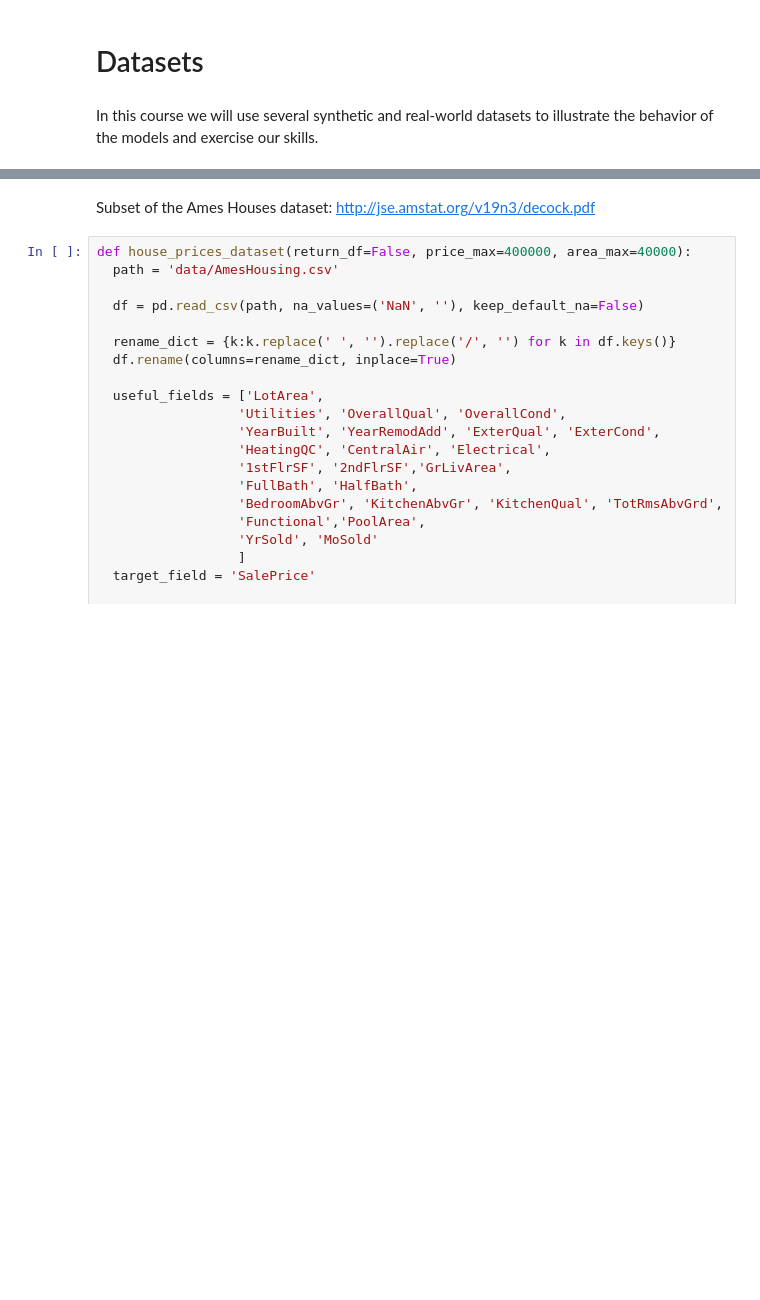
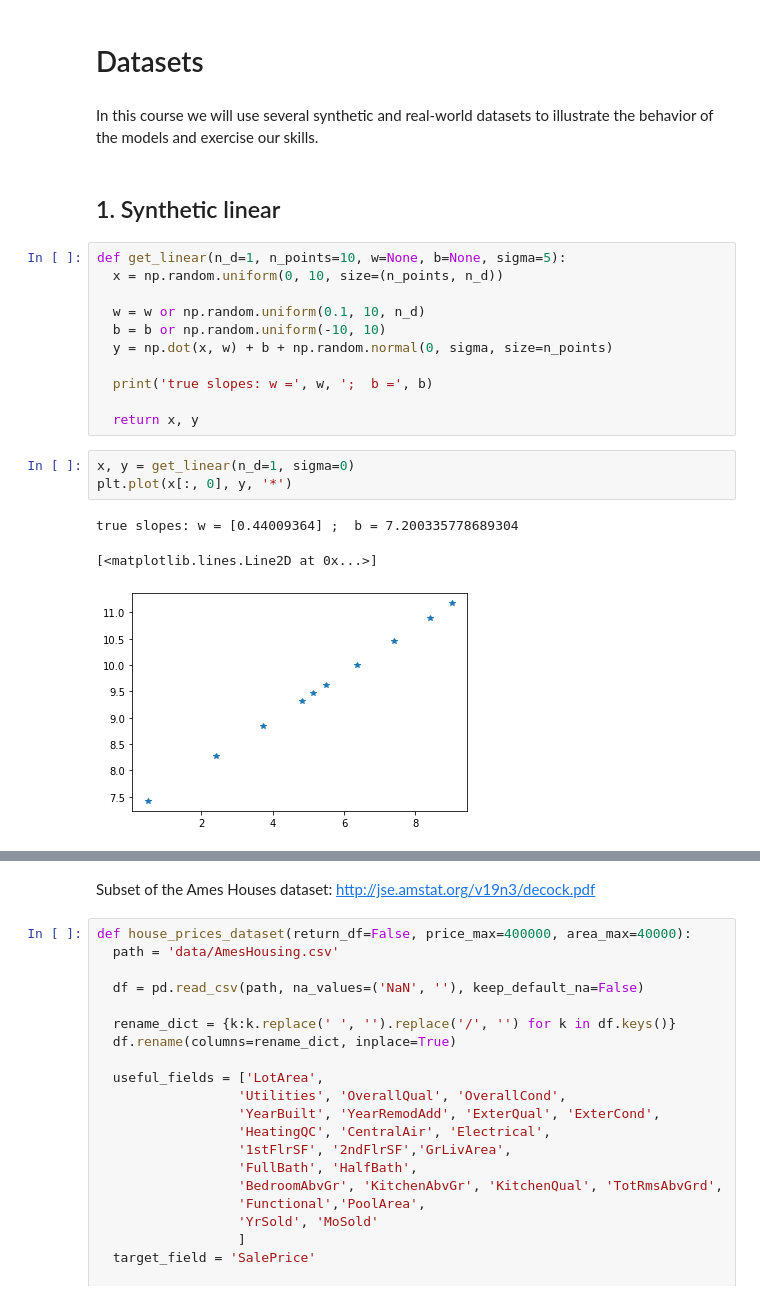
Before and after one commit to neworldemancer/DSF5, a Jupyter notebook: Course_2.ipynb, the cells around one changed output, grey strips where cells are left out. Saved outputs shown, nothing was run; the diff lists cells and outputs as text; blank space fills up the shorter version.

```diff
--- a/Course_2.ipynb
+++ b/Course_2.ipynb
@@ -48,3 +48,23 @@ from utils.routines import *
 # Datasets
 # %% [markdown]
 In this course we will use several synthetic and real-world datasets to illustrate the behavior of the models and exercise our skills.
+# %% [markdown]
+## 1. Synthetic linear
+# %%
+def get_linear(n_d=1, n_points=10, w=None, b=None, sigma=5):
+  x = np.random.uniform(0, 10, size=(n_points, n_d))
+
+  w = w or np.random.uniform(0.1, 10, n_d)
+  b = b or np.random.uniform(-10, 10)
+  y = np.dot(x, w) + b + np.random.normal(0, sigma, size=n_points)
+
+  print('true slopes: w =', w, ';  b =', b)
+
+  return x, y
+# %%
+x, y = get_linear(n_d=1, sigma=0)
+plt.plot(x[:, 0], y, '*')
+# %% [output]
+true slopes: w = [0.44009364] ;  b = 7.200335778689304
+[<matplotlib.lines.Line2D at 0x...>]
+[figure, added]
```
Also changed, not shown: parts of 22 cells of this notebook, 3 other files.
